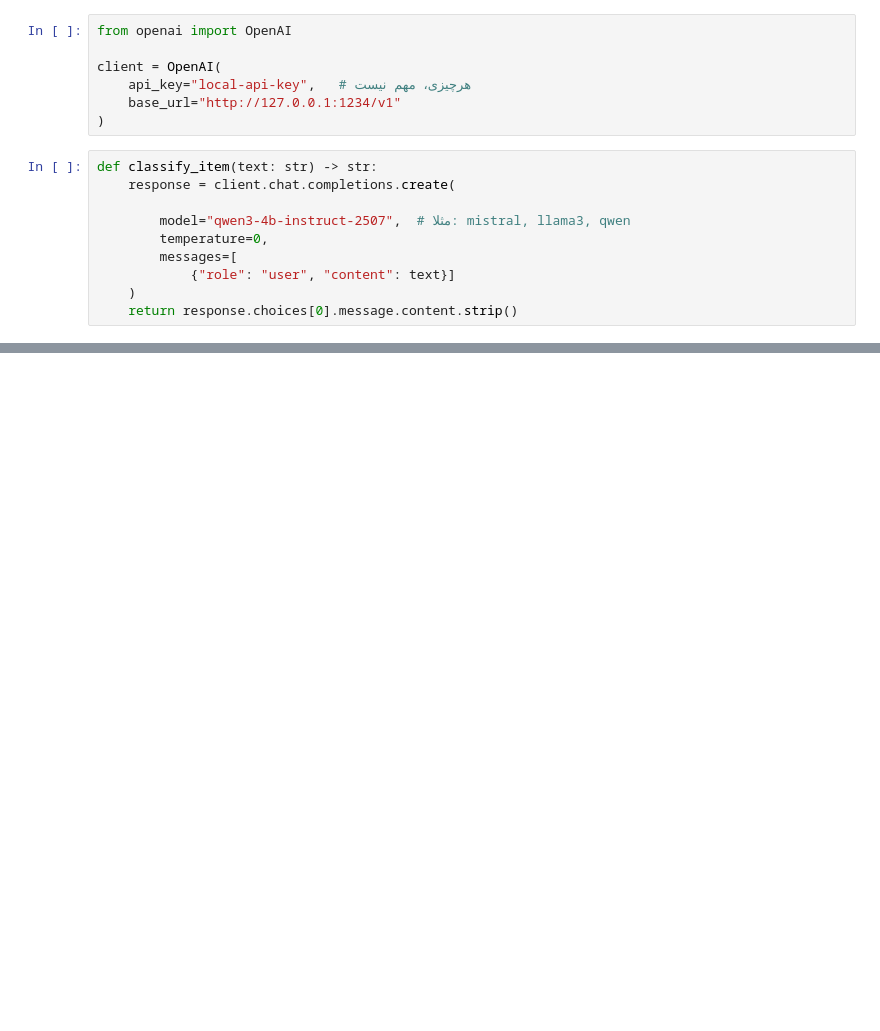
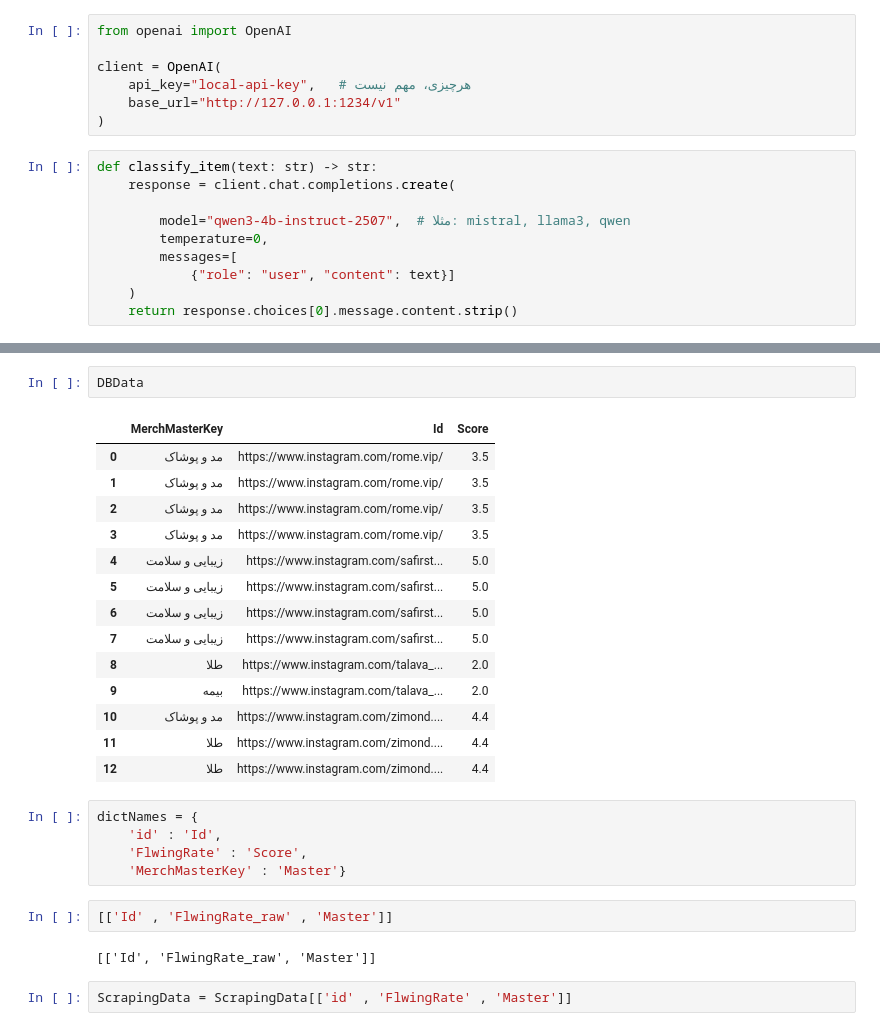
Before and after one commit to yeganehsoleymani98-dotcom/azkivam, a Jupyter notebook: OpenAI.ipynb, the cells around one changed output, grey strips where cells are left out. Drawn from its saved outputs; the diff is of its cells as text; blank space fills up the shorter version.

```diff
--- a/OpenAI.ipynb
+++ b/OpenAI.ipynb
@@ -121,0 +168,28 @@ print(df.head())
+# %%
+DBData
+# %% [output]
+|  | MerchMasterKey | Id | Score |
+| 0 | مد و پوشاک | https://www.instagram.com/rome.vip/ | 3.5 |
+| 1 | مد و پوشاک | https://www.instagram.com/rome.vip/ | 3.5 |
+| 2 | مد و پوشاک | https://www.instagram.com/rome.vip/ | 3.5 |
+| 3 | مد و پوشاک | https://www.instagram.com/rome.vip/ | 3.5 |
+| 4 | زیبایی و سلامت | https://www.instagram.com/safirst... | 5.0 |
+| 5 | زیبایی و سلامت | https://www.instagram.com/safirst... | 5.0 |
+| 6 | زیبایی و سلامت | https://www.instagram.com/safirst... | 5.0 |
+| 7 | زیبایی و سلامت | https://www.instagram.com/safirst... | 5.0 |
+| 8 | طلا | https://www.instagram.com/talava_... | 2.0 |
+| 9 | بیمه | https://www.instagram.com/talava_... | 2.0 |
+| 10 | مد و پوشاک | https://www.instagram.com/zimond.... | 4.4 |
+| 11 | طلا | https://www.instagram.com/zimond.... | 4.4 |
+| 12 | طلا | https://www.instagram.com/zimond.... | 4.4 |
+# %%
+dictNames = {
+    'id' : 'Id',
+    'FlwingRate' : 'Score',
+    'MerchMasterKey' : 'Master'}
+# %%
+[['Id' , 'FlwingRate_raw' , 'Master']]
+# %% [output]
+[['Id', 'FlwingRate_raw', 'Master']]
+# %%
+ScrapingData = ScrapingData[['id' , 'FlwingRate' , 'Master']]
```
Also changed, not shown: parts of 28 cells of this notebook.
